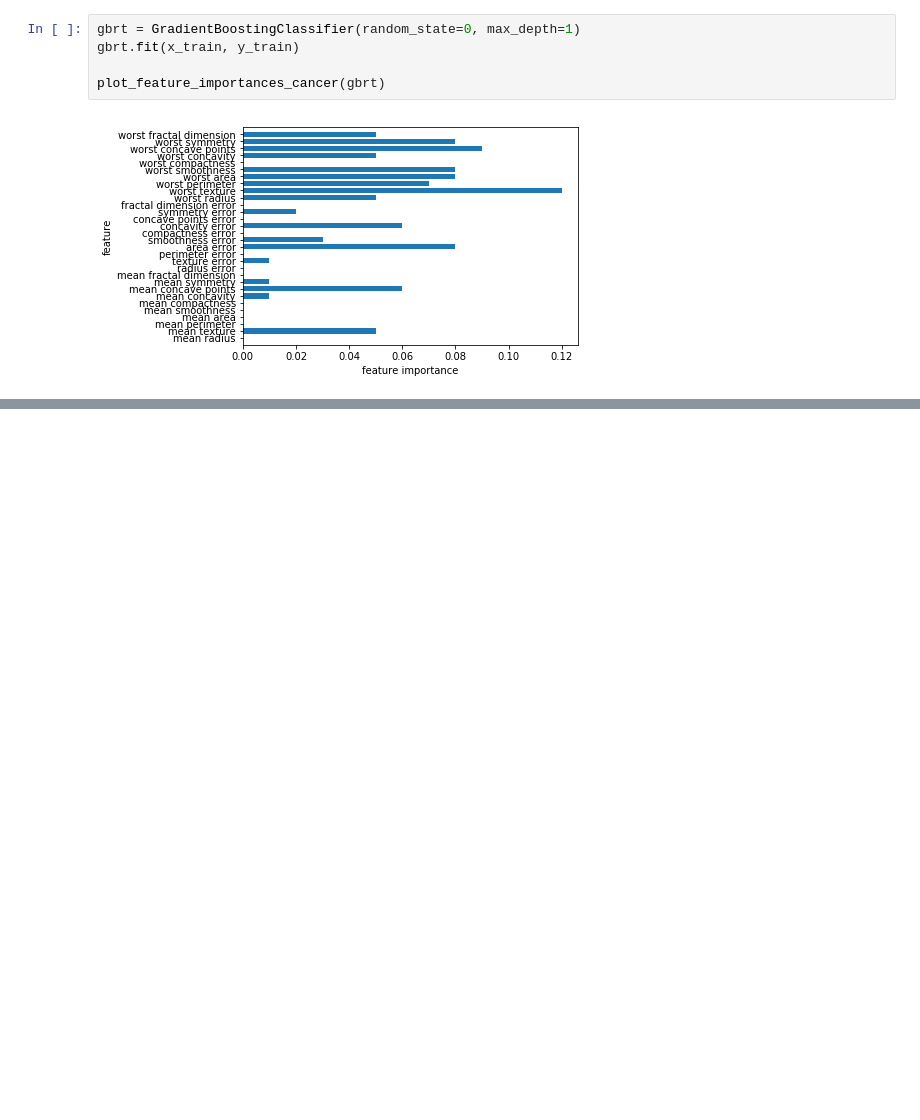
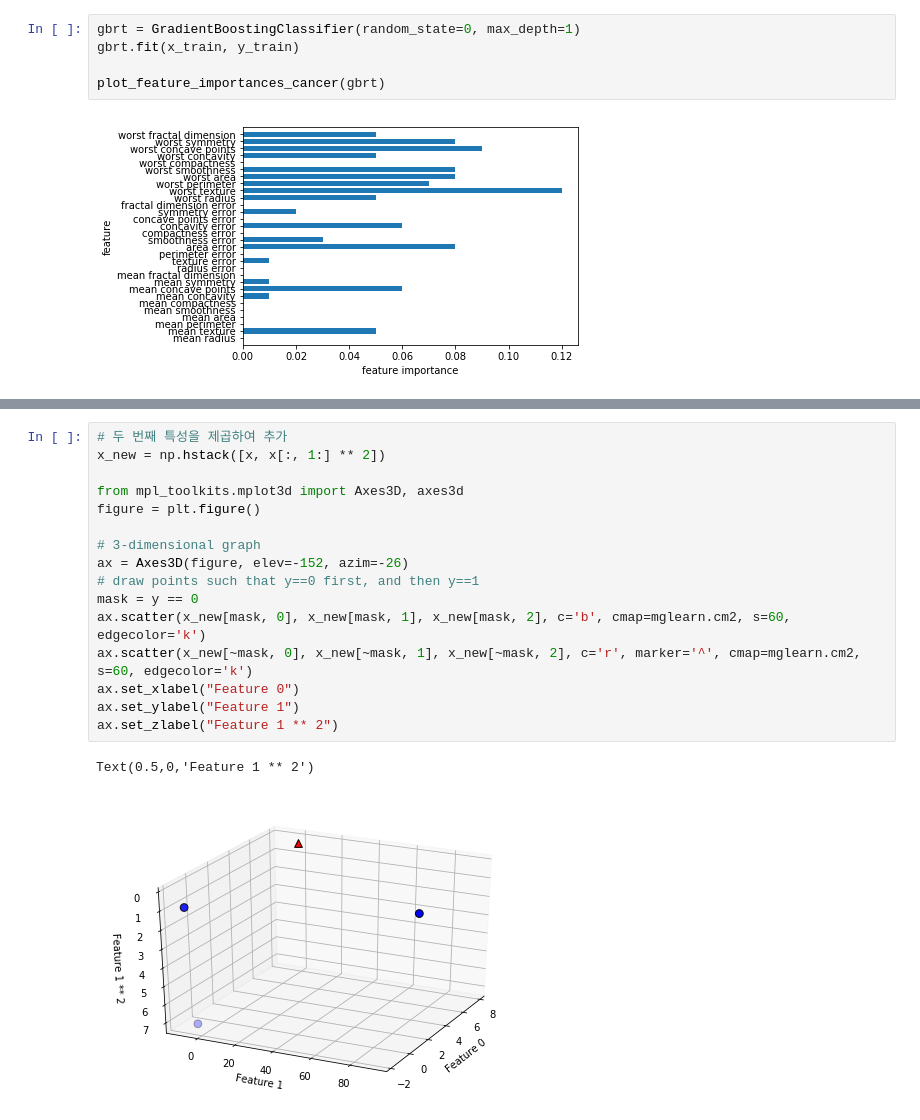
Before and after one commit to JMmmmuu/ML, a Jupyter notebook: IntroToMLwithPython/2_SupervisedLearning.ipynb, the cells around one changed output, grey strips where cells are left out. Saved outputs shown, nothing was run; the diff lists cells and outputs as text; blank space fills up the shorter version.

```diff
--- a/IntroToMLwithPython/2_SupervisedLearning.ipynb
+++ b/IntroToMLwithPython/2_SupervisedLearning.ipynb
@@ -667,0 +691,19 @@ plot_feature_importances_cancer(gbrt)
+# %%
+# 두 번째 특성을 제곱하여 추가
+x_new = np.hstack([x, x[:, 1:] ** 2])
+
+from mpl_toolkits.mplot3d import Axes3D, axes3d
+figure = plt.figure()
+
+# 3-dimensional graph
+ax = Axes3D(figure, elev=-152, azim=-26)
+# draw points such that y==0 first, and then y==1
+mask = y == 0
+ax.scatter(x_new[mask, 0], x_new[mask, 1], x_new[mask, 2], c='b', cmap=mglearn.cm2, s=60, edgecolor='k')
+ax.scatter(x_new[~mask, 0], x_new[~mask, 1], x_new[~mask, 2], c='r', marker='^', cmap=mglearn.cm2, s=60, edgecolor='k')
+ax.set_xlabel("Feature 0")
+ax.set_ylabel("Feature 1")
+ax.set_zlabel("Feature 1 ** 2")
+# %% [output]
+Text(0.5,0,'Feature 1 ** 2')
+[figure, added]
```
Also changed, not shown: parts of 4 cells of this notebook.
